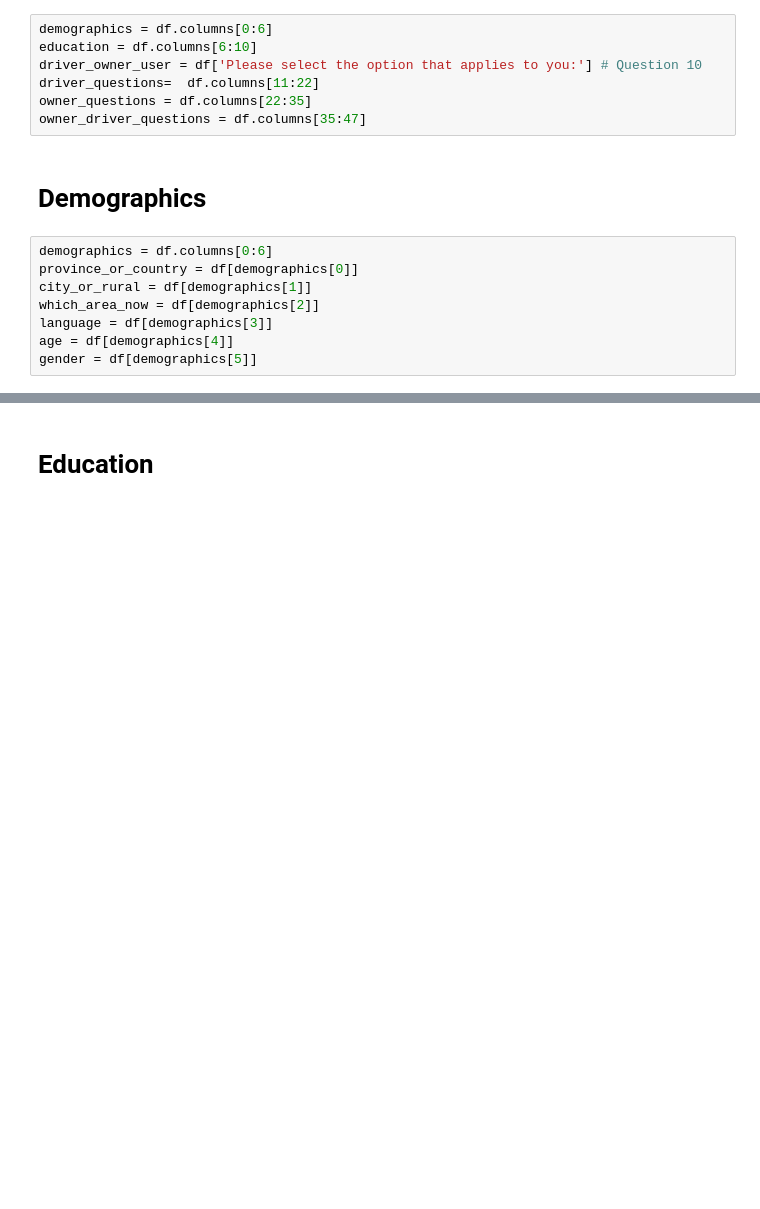
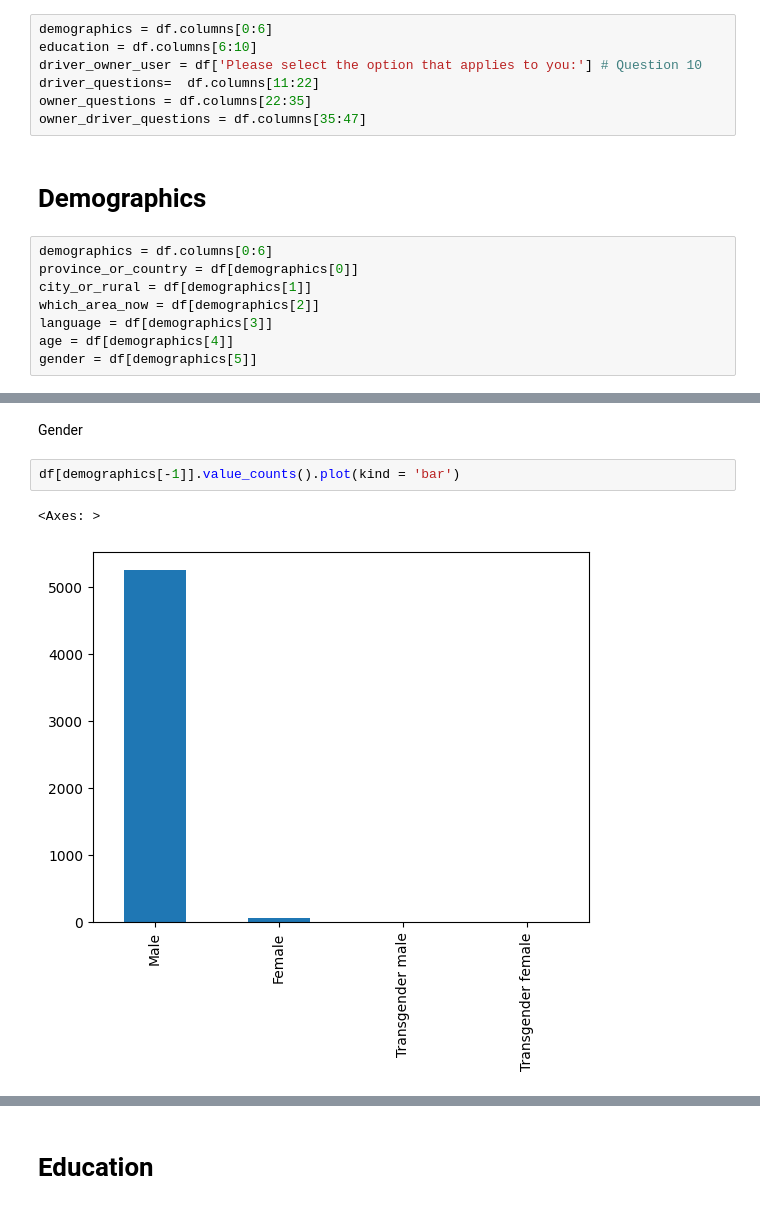
Before and after one commit to ChullEPG/taxi-survey, a Jupyter notebook: taxi_survey_explore.ipynb, the cells around one changed output, grey strips where cells are left out. Drawn from its saved outputs; the diff is of its cells as text; blank space fills up the shorter version.

```diff
--- a/taxi_survey_explore.ipynb
+++ b/taxi_survey_explore.ipynb
@@ -67,0 +220,7 @@ pd.DataFrame(age.value_counts())
+# %% [markdown]
+Gender
+# %%
+df[demographics[-1]].value_counts().plot(kind = 'bar')
+# %% [output]
+<Axes: >
+[figure, added]
```
Also changed, not shown: parts of 38 cells of this notebook.
